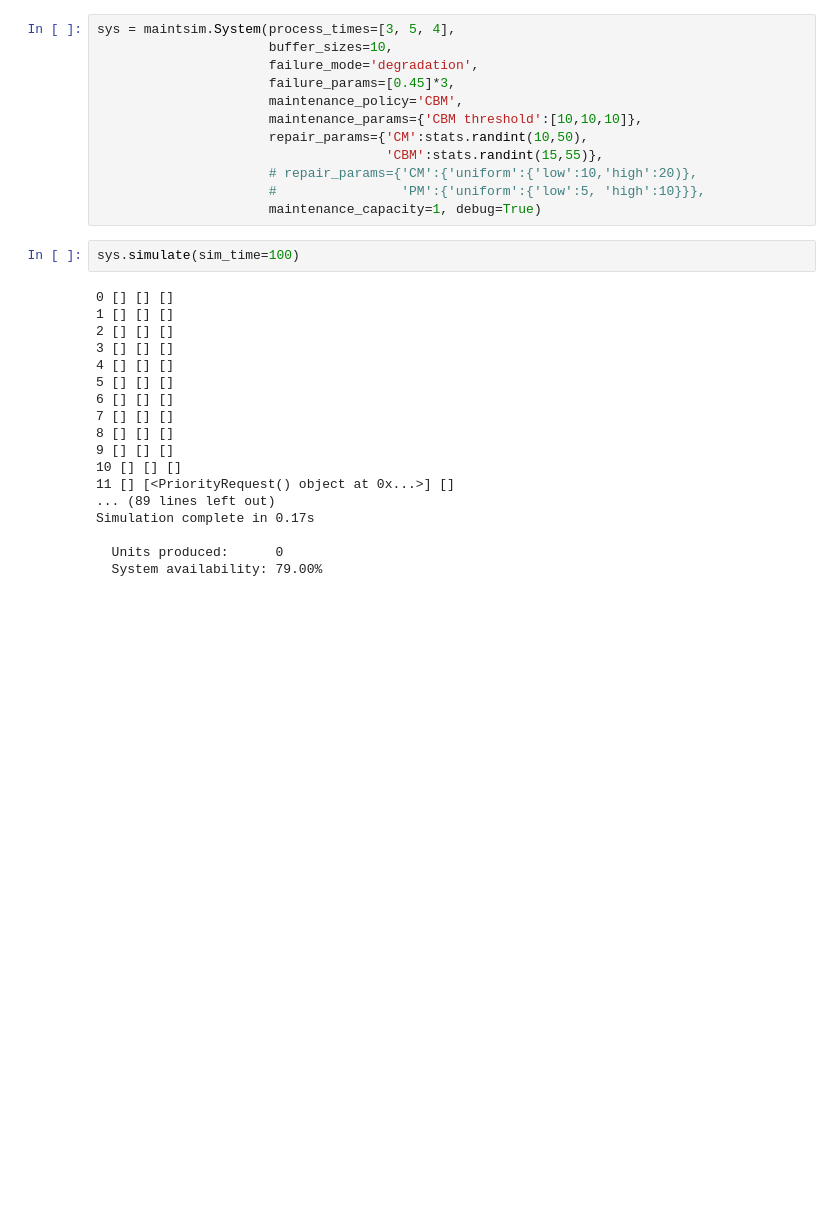
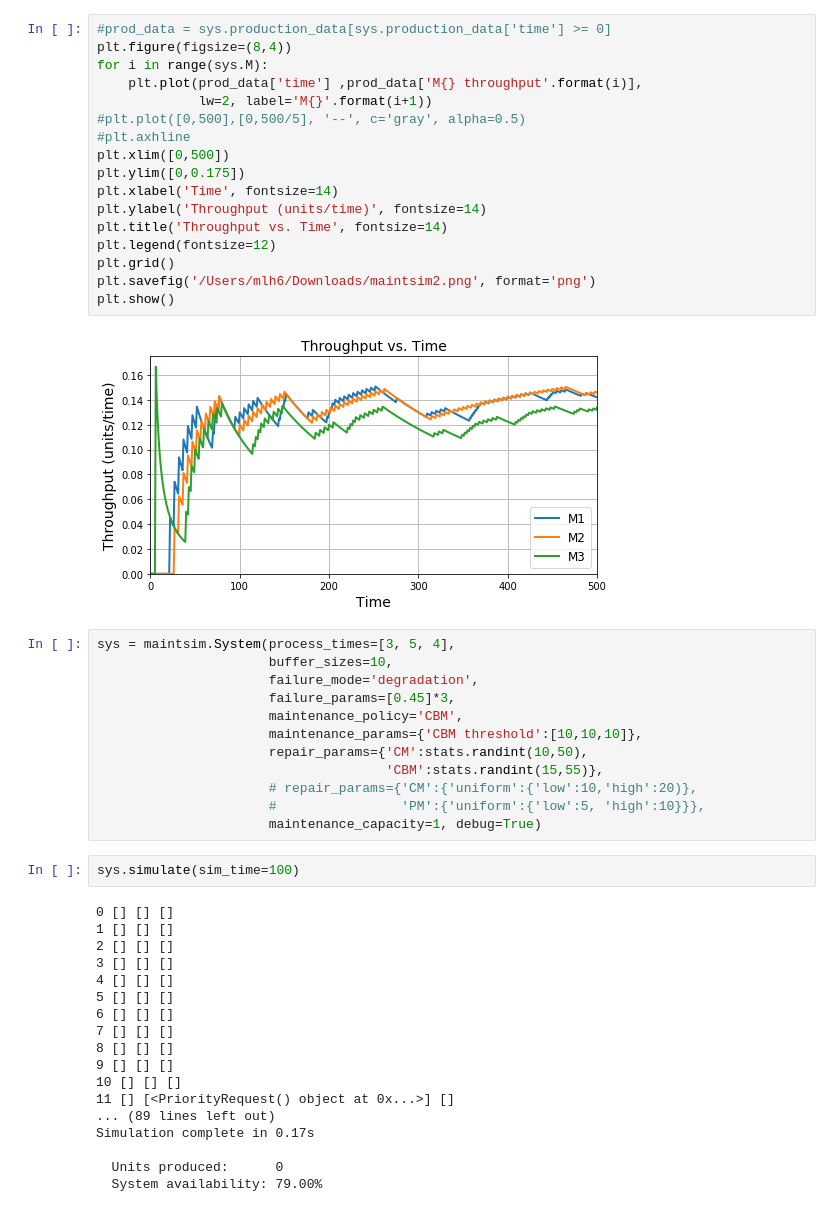
Before and after one commit to m-hoff/simantha, a Jupyter notebook: test.ipynb, the cells around one changed output. Saved outputs shown, nothing was run; the diff lists cells and outputs as text; blank space fills up the shorter version.

```diff
--- a/test.ipynb
+++ b/test.ipynb
@@ -37,3 +110,22 @@ plt.show()
+# %%
+#prod_data = sys.production_data[sys.production_data['time'] >= 0]
+plt.figure(figsize=(8,4))
+for i in range(sys.M):
+    plt.plot(prod_data['time'] ,prod_data['M{} throughput'.format(i)],
+             lw=2, label='M{}'.format(i+1))
+#plt.plot([0,500],[0,500/5], '--', c='gray', alpha=0.5)
+#plt.axhline
+plt.xlim([0,500])
+plt.ylim([0,0.175])
+plt.xlabel('Time', fontsize=14)
+plt.ylabel('Throughput (units/time)', fontsize=14)
+plt.title('Throughput vs. Time', fontsize=14)
+plt.legend(fontsize=12)
+plt.grid()
+plt.savefig('/Users/mlh6/Downloads/maintsim2.png', format='png')
+plt.show()
+# %% [output]
+[figure, added]
 # %%
 sys = maintsim.System(process_times=[3, 5, 4],
                       buffer_sizes=10,
```
Also changed, not shown: parts of 7 cells of this notebook, 3 other files.
